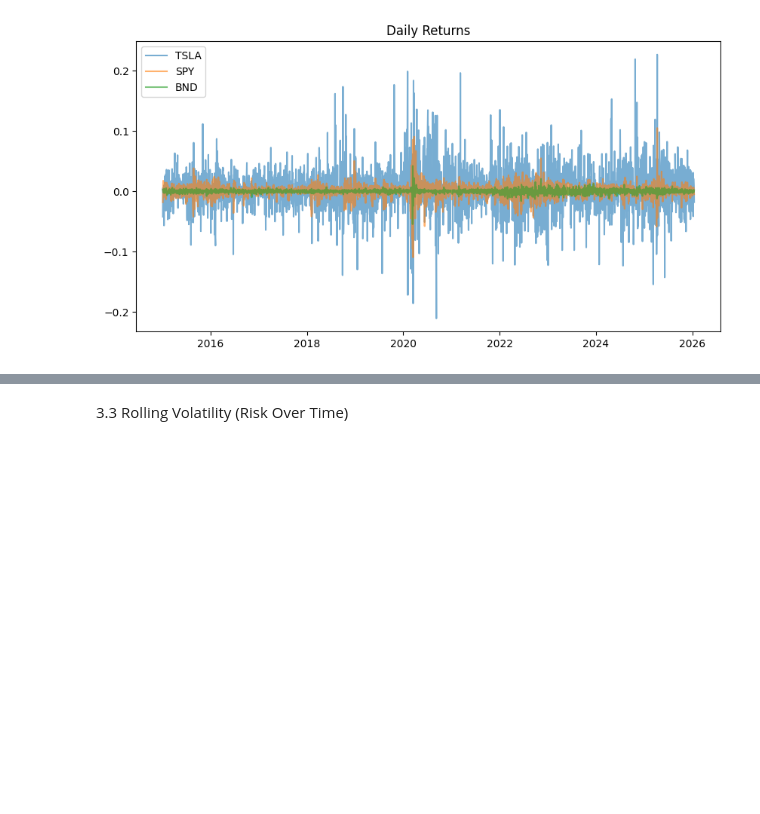
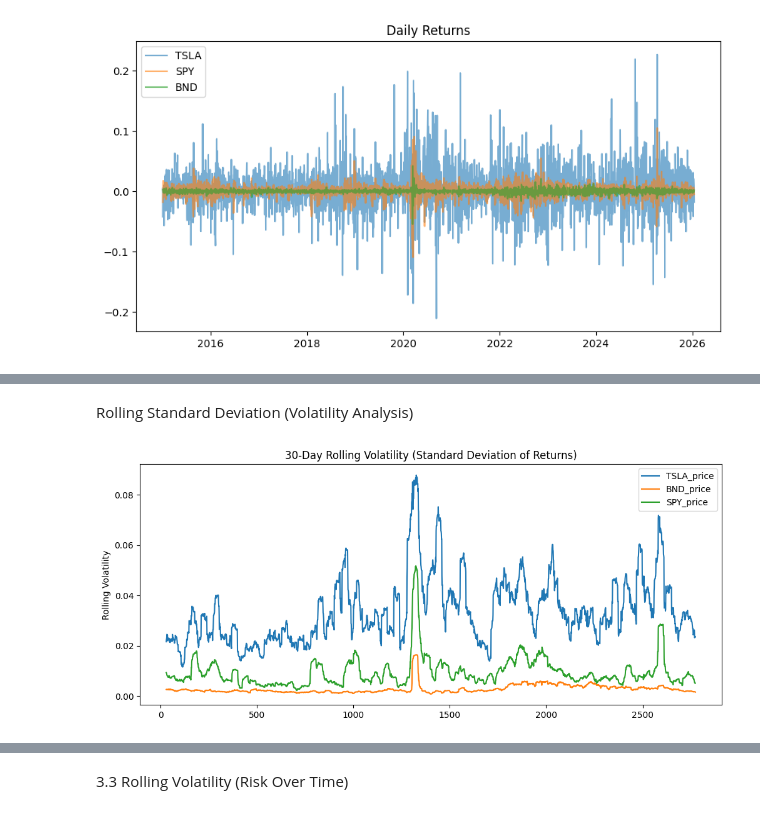
Before and after one commit to amubarke/Time-Series-Forecasting-for-Portfolio-Management-Optimization-week-9, a Jupyter notebook: notebooks/Task_1_preprocess_and_EDA.ipynb, the cells around one changed output, grey strips where cells are left out. Cells and saved outputs as stored; diff of their text form; code cells hidden in the pictures; blank space fills up the shorter version.

```diff
--- a/notebooks/Task_1_preprocess_and_EDA.ipynb
+++ b/notebooks/Task_1_preprocess_and_EDA.ipynb
@@ -169,0 +197,13 @@ plt.show()
+# %% [markdown]
+Rolling Standard Deviation (Volatility Analysis)
+# %%
+rolling_std = returns.rolling(window=30).std()
+
+rolling_std.plot(
+    figsize=(12,5),
+    title="30-Day Rolling Volatility (Standard Deviation of Returns)"
+)
+plt.ylabel("Rolling Volatility")
+plt.show()
+# %% [output]
+[figure, added]
```
Also changed, not shown: parts of 11 cells of this notebook, 4 other files.
